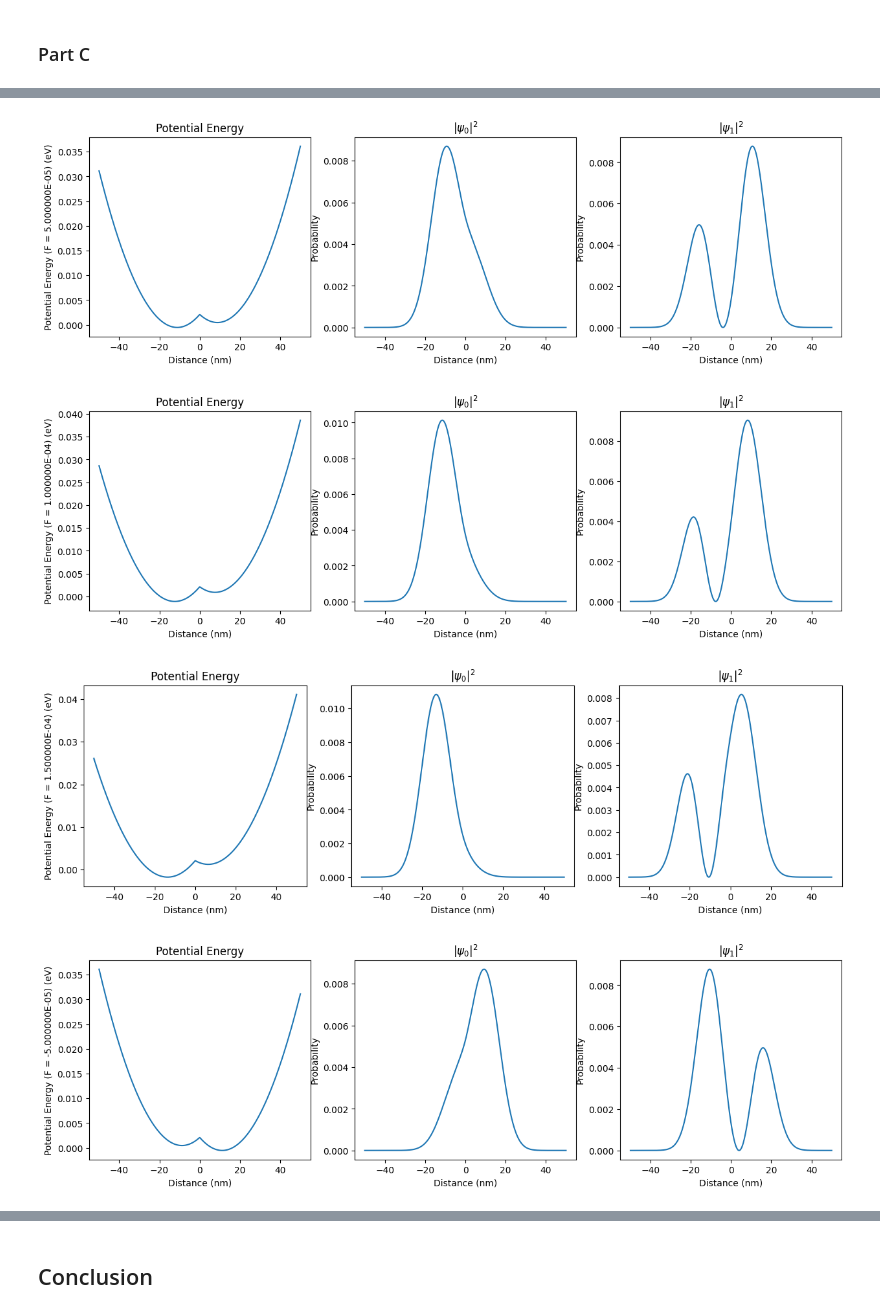
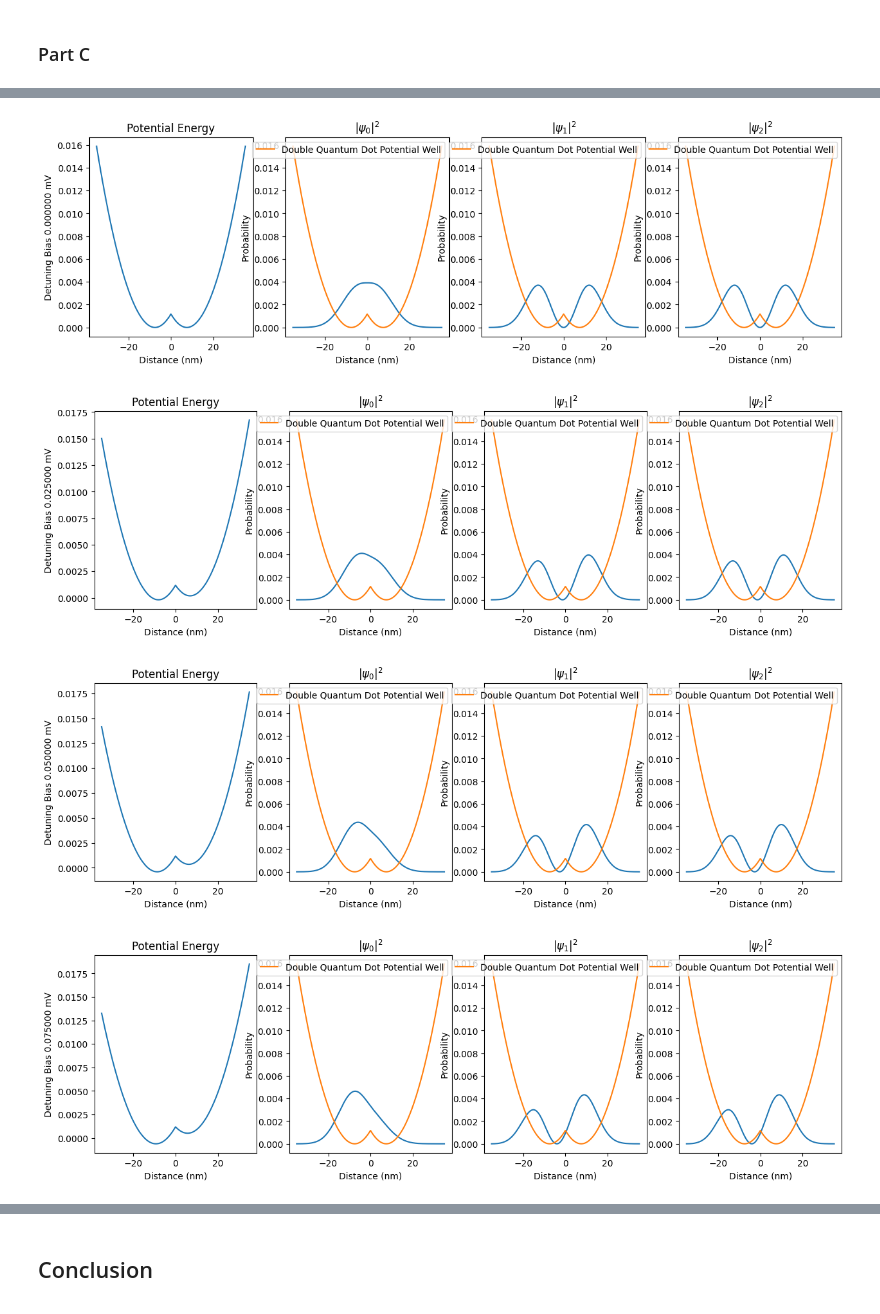
Before and after one commit to RoyZhenLongLim/PHYS3112, a Jupyter notebook: CE/ComputationalEssay.ipynb, the cells around one changed output, grey strips where cells are left out. Drawn from its saved outputs; the diff is of its cells as text; code cells hidden in the pictures.

```diff
--- a/CE/ComputationalEssay.ipynb
+++ b/CE/ComputationalEssay.ipynb
@@ -95,6 +91,14 @@ def VF(alpha, F, x1, x2, x):
 
 def VFT(alpha, F, omega, x1, x2, x, t):
     return alpha * min((x - x1) ** 2, (x - x2) ** 2) + F * x * np.cos(omega * t)
+# %%
+def compute_eigenvalue_eigenstates(U):
+    H = diags([off, on + U, off], [-1, 0, 1])
+    W, V = np.linalg.eig(H.toarray())
+    idx = W.argsort()[::1]
+    W = W[idx]
+    V = V[:, idx]
+    return W, V
 # %% [markdown]
 Recall for a 1D Quantum Harmonic Oscillator:
 $$
@@ -112,23 +116,14 @@ print(f'Alpha Estimate (Analytical): {1 / 2 * m_dot * (4 * 1e-3 * q / hbar) ** 2
 Alpha Estimate (Analytical): 2.10E-05 eV / nm^2
 # %%
 # Constants
-Np = 500
-X = a * np.linspace(-500, 500, Np) / 1e-9  # nm
+Np = 700
+X = a * np.linspace(-Np / 2, Np / 2, Np) / 1e-9  # nm
 # divide by q to convert to eV, accounting for mass of quantum dot ~ 0.2 mass of electron
 t0 = hbar ** 2 / (2 * m_dot * ((X[1] - X[0]) * 1e-9) ** 2) / q
 on = 2.0 * t0 * np.ones(Np)
 off = -t0 * np.ones(Np - 1)
 alpha = 2.10e-5
 x1 = 0 # nm
-# %%
-@jit
-def compute_eigenvalue_eigenstates(U):
-    H = np.diag(on + U) + np.diag(off, 1) + np.diag(off, -1)
-    W, V = np.linalg.eig(H)
-    idx = W.argsort()[::1]
-    W = W[idx]
-    V = V[:, idx]
-    return W, V
 # %% [markdown]
 #### Sweeping Potential Energy
 # %%
@@ -280,5 +279,0 @@ plot_graph(separation, energy_difference, 'Distance (nm)', 'Energy Gap (meV)', '
-# %%
-x1 = 10
-x2 = -10
-U = np.array([VDQD(alpha, x1, x2, x) for x in X])
-W, V = compute_eigenvalue_eigenstates(U)
@@ -296,22 +280,30 @@ plt.plot(X, V[:, 1])
 # %%
-FArray = np.array([5, 10, 15] + [-5, -10, -15] + [20, -20, 25, -25]) * 1e-5
+x1, x2 = 7.5, -7.5
+FArray = np.arange(0, 20.1, 2.5) * 1e-5
 eigen1 = np.array([])
 eigen2 = np.array([])
 
 for F in FArray:
     U = np.array([VF(alpha, F, x1, x2, x) for x in X])
     W, V = compute_eigenvalue_eigenstates(U)
     eigen1 = np.append(eigen1, W[0])
     eigen2 = np.append(eigen2, W[1])
-    fig, axes = plt.subplots(1, 3, figsize=(15, 4))
+    fig, axes = plt.subplots(1, 4, figsize=(15, 4))
     Psi0 = np.multiply(V[:, 0], V[:, 0])
     Psi1 = np.multiply(V[:, 1], V[:, 1])
-    plot_graph(X, U, 'Distance (nm)', f'Potential Energy (F = {F:2E}) (eV)', r'Potential Energy', axes[0])
+    plot_graph(X, U, 'Distance (nm)', f'Detuning Bias {F / 1e-3 :2F} mV', r'Potential Energy', axes[0])
     plot_graph(X, Psi0, 'Distance (nm)', 'Probability', r'$|\psi_0|^2$', axes[1])
     plot_graph(X, Psi1, 'Distance (nm)', 'Probability', r'$|\psi_1|^2$', axes[2])
+    plot_graph(X, Psi1, 'Distance (nm)', 'Probability', r'$|\psi_2|^2$', axes[3])
+    axes[1].plot(X, np.array([VDQD(alpha, x1, x2, x) for x in X]), label='Double Quantum Dot Potential Well')
+    axes[2].plot(X, np.array([VDQD(alpha, x1, x2, x) for x in X]), label='Double Quantum Dot Potential Well')
+    axes[3].plot(X, np.array([VDQD(alpha, x1, x2, x) for x in X]), label='Double Quantum Dot Potential Well')
+    axes[1].legend()
+    axes[2].legend()
+    axes[3].legend()
     plt.show()
 # %% [output]
-[figure, old version]
+[figure, new version]
-[figure, old version]
+[figure, new version]
-[figure, old version]
+[figure, new version]
-[figure, old version]
+[figure, new version]
```
Also changed, not shown: parts of 20 cells of this notebook, 6 other files.
